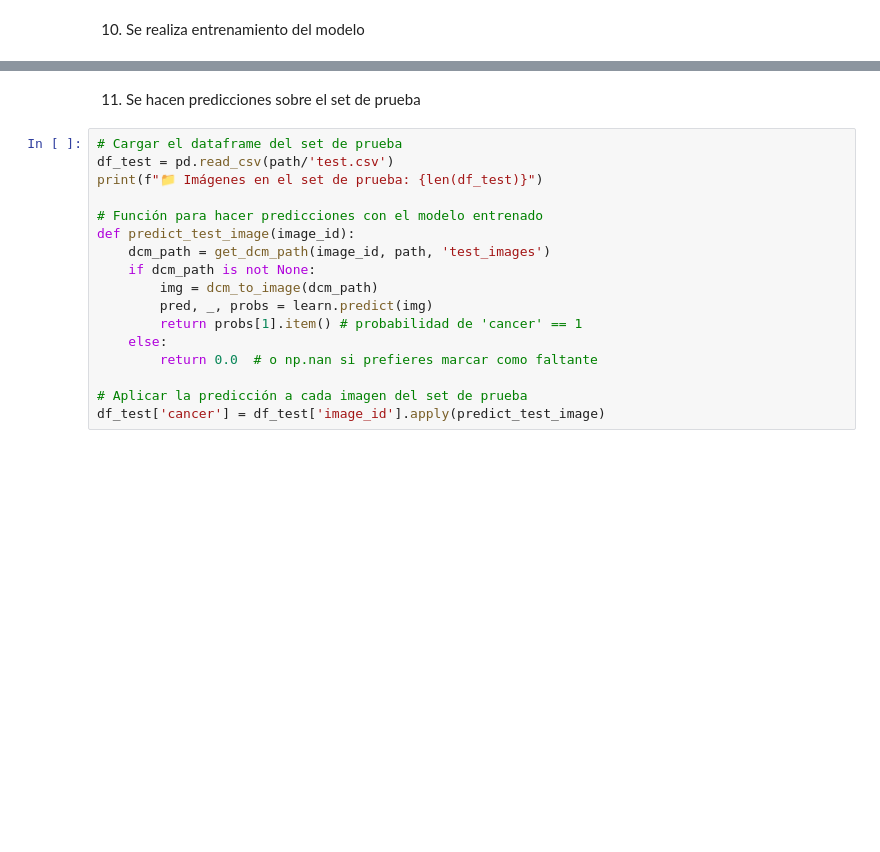
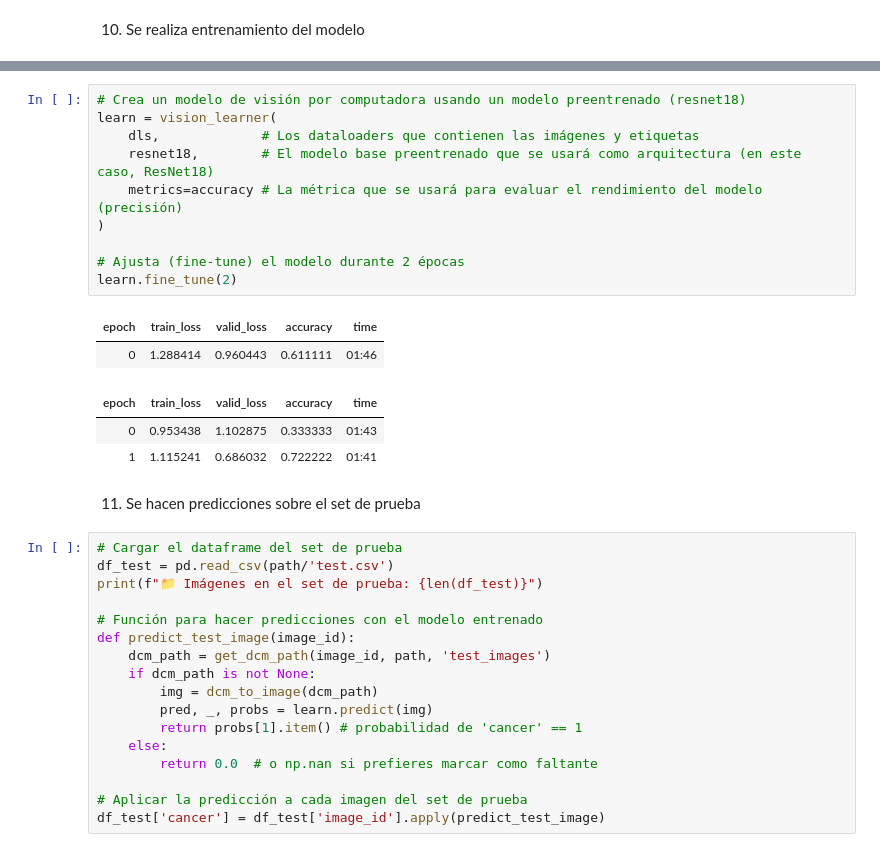
Before and after one commit to andreshiguitaperez/proyecto-sustituto-modelos-l-2025-1, a Jupyter notebook: fase-1/PrediccionCancerMama_AndresHiguita.ipynb, the cells around one changed output, grey strips where cells are left out. Cells and saved outputs as stored; diff of their text form; blank space fills up the shorter version.

```diff
--- a/fase-1/PrediccionCancerMama_AndresHiguita.ipynb
+++ b/fase-1/PrediccionCancerMama_AndresHiguita.ipynb
@@ -189,3 +214,19 @@ Downloading: "https://download.pytorch.org/models/resnet18-f37072fd.pth" to /roo
+# %%
+# Crea un modelo de visión por computadora usando un modelo preentrenado (resnet18)
+learn = vision_learner(
+    dls,             # Los dataloaders que contienen las imágenes y etiquetas
+    resnet18,        # El modelo base preentrenado que se usará como arquitectura (en este caso, ResNet18)
+    metrics=accuracy # La métrica que se usará para evaluar el rendimiento del modelo (precisión)
+)
+
+# Ajusta (fine-tune) el modelo durante 2 épocas
+learn.fine_tune(2)
+# %% [output]
+| epoch | train_loss | valid_loss | accuracy | time |
+| 0 | 1.288414 | 0.960443 | 0.611111 | 01:46 |
+| epoch | train_loss | valid_loss | accuracy | time |
+| 0 | 0.953438 | 1.102875 | 0.333333 | 01:43 |
+| 1 | 1.115241 | 0.686032 | 0.722222 | 01:41 |
 # %% [markdown]
 11. Se hacen predicciones sobre el set de prueba
 # %%
```
Also changed, not shown: parts of 8 cells of this notebook.
